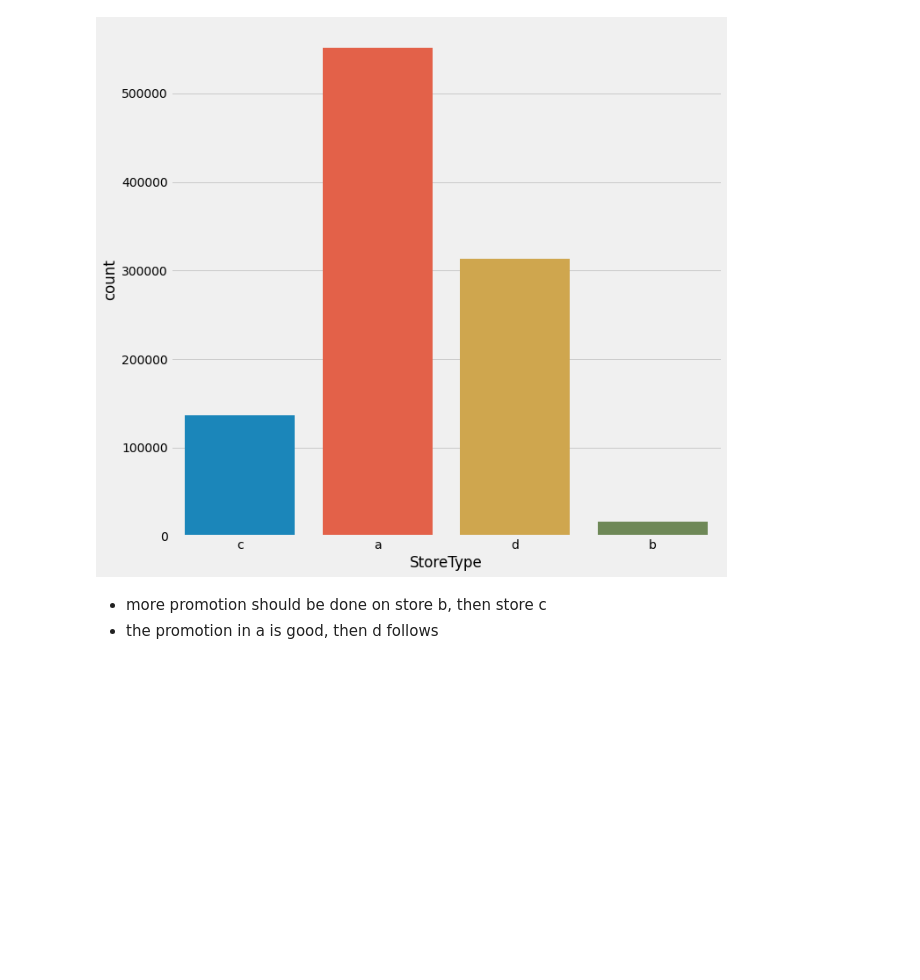
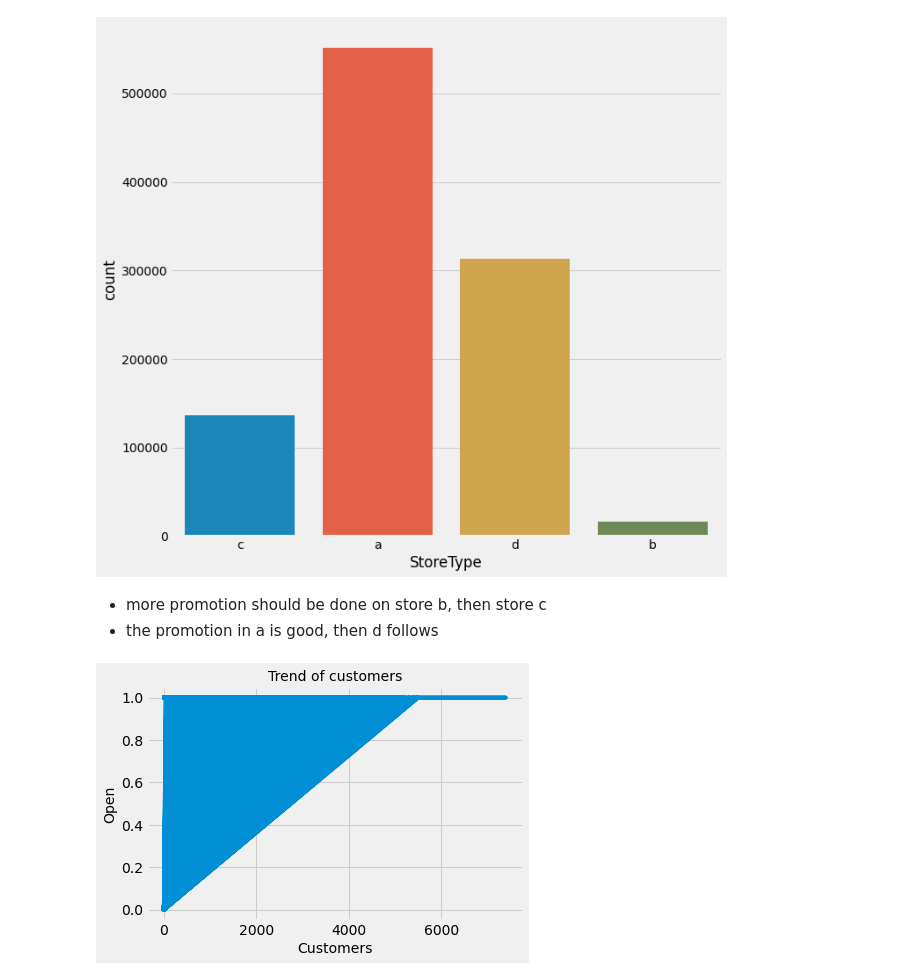
Before and after one commit to sel6/Rosmann_Pharmacy_prediction, a Jupyter notebook: notebooks/EDA.ipynb, the cells around one changed output. Saved outputs shown, nothing was run; the diff lists cells and outputs as text; code cells hidden in the pictures; blank space fills up the shorter version.

```diff
--- a/notebooks/EDA.ipynb
+++ b/notebooks/EDA.ipynb
@@ -298,3 +298,13 @@ bar_graph(train_store, cols, 'StoreType')
 # %% [markdown]
 * more promotion should be done on store b, then store c
 * the promotion in a is good, then d follows
+# %%
+dff = pd.DataFrame(train_df,columns=['Open','Customers'])
+plt.plot(dff['Customers'], dff['Open'])
+plt.title('Trend of customers', fontsize=14)
+plt.xlabel('Customers', fontsize=14)
+plt.ylabel('Open', fontsize=14)
+plt.grid(True)
+plt.show()
+# %% [output]
+[figure, added]
```
